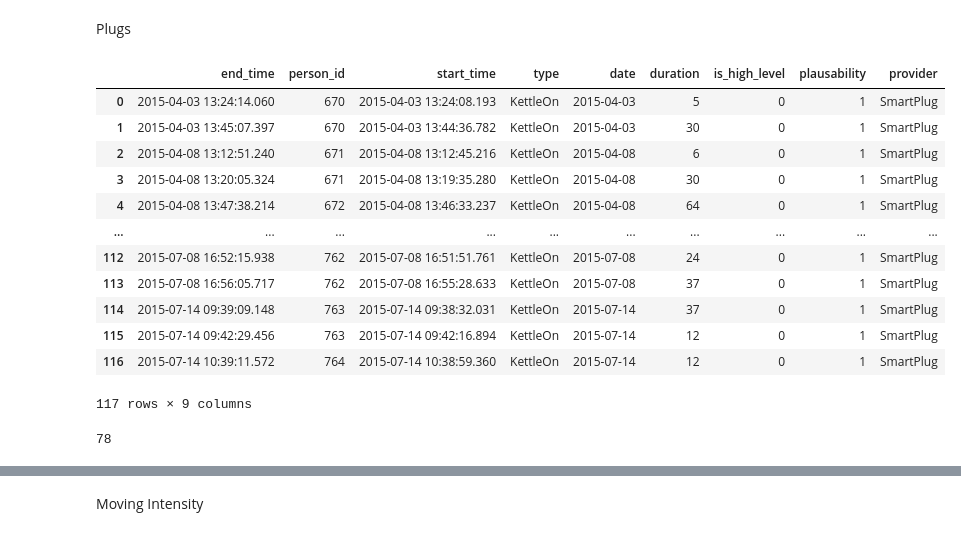
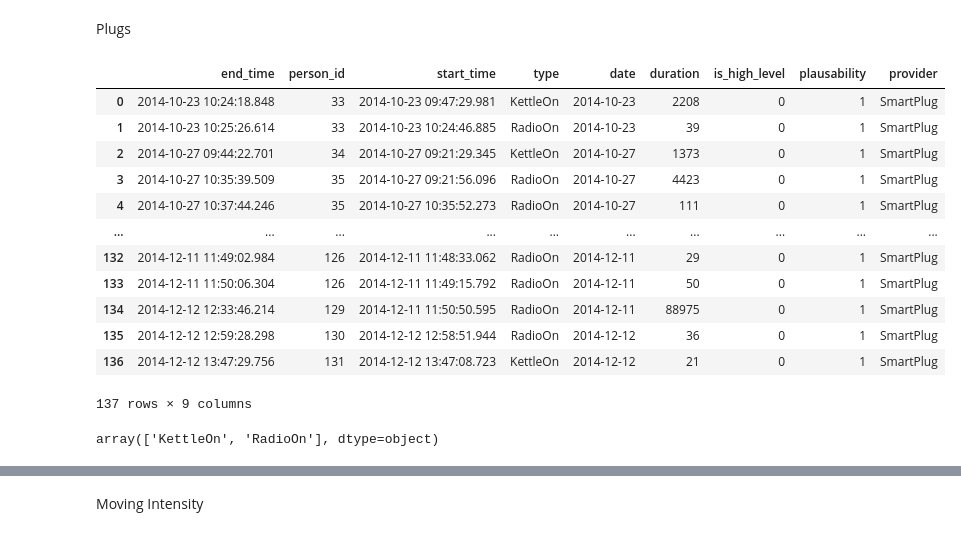
Before and after one commit to gkianfar/DemCare-Analysis, a Jupyter notebook: DemCare_Analysis.ipynb, the cells around one changed output, grey strips where cells are left out. Saved outputs shown, nothing was run; the diff lists cells and outputs as text; code cells hidden in the pictures.

```diff
--- a/DemCare_Analysis.ipynb
+++ b/DemCare_Analysis.ipynb
@@ -170,30 +170,30 @@ plt.show()
 # %% [markdown]
 Plugs
 # %%
-dir_path = '/content/drive/MyDrive/DemCare/D10'
+dir_path = '/content/drive/MyDrive/DemCare/D9'
 file_name = 'Plugs.csv'
 file_path = os.path.join(dir_path, file_name)
 df_plugs = pd.read_csv(file_path,sep=';',quotechar='"')
 df_plugs
 # %% [output]
 |  | end_time | person_id | start_time | type | date | duration | is_high_level | plausability | provider |
-| 0 | 2015-04-03 13:24:14.060 | 670 | 2015-04-03 13:24:08.193 | KettleOn | 2015-04-03 | 5 | 0 | 1 | SmartPlug |
-| 1 | 2015-04-03 13:45:07.397 | 670 | 2015-04-03 13:44:36.782 | KettleOn | 2015-04-03 | 30 | 0 | 1 | SmartPlug |
-| 2 | 2015-04-08 13:12:51.240 | 671 | 2015-04-08 13:12:45.216 | KettleOn | 2015-04-08 | 6 | 0 | 1 | SmartPlug |
-| 3 | 2015-04-08 13:20:05.324 | 671 | 2015-04-08 13:19:35.280 | KettleOn | 2015-04-08 | 30 | 0 | 1 | SmartPlug |
-| 4 | 2015-04-08 13:47:38.214 | 672 | 2015-04-08 13:46:33.237 | KettleOn | 2015-04-08 | 64 | 0 | 1 | SmartPlug |
+| 0 | 2014-10-23 10:24:18.848 | 33 | 2014-10-23 09:47:29.981 | KettleOn | 2014-10-23 | 2208 | 0 | 1 | SmartPlug |
+| 1 | 2014-10-23 10:25:26.614 | 33 | 2014-10-23 10:24:46.885 | RadioOn | 2014-10-23 | 39 | 0 | 1 | SmartPlug |
+| 2 | 2014-10-27 09:44:22.701 | 34 | 2014-10-27 09:21:29.345 | KettleOn | 2014-10-27 | 1373 | 0 | 1 | SmartPlug |
+| 3 | 2014-10-27 10:35:39.509 | 35 | 2014-10-27 09:21:56.096 | RadioOn | 2014-10-27 | 4423 | 0 | 1 | SmartPlug |
+| 4 | 2014-10-27 10:37:44.246 | 35 | 2014-10-27 10:35:52.273 | RadioOn | 2014-10-27 | 111 | 0 | 1 | SmartPlug |
 | ... | ... | ... | ... | ... | ... | ... | ... | ... | ... |
-| 112 | 2015-07-08 16:52:15.938 | 762 | 2015-07-08 16:51:51.761 | KettleOn | 2015-07-08 | 24 | 0 | 1 | SmartPlug |
-| 113 | 2015-07-08 16:56:05.717 | 762 | 2015-07-08 16:55:28.633 | KettleOn | 2015-07-08 | 37 | 0 | 1 | SmartPlug |
-| 114 | 2015-07-14 09:39:09.148 | 763 | 2015-07-14 09:38:32.031 | KettleOn | 2015-07-14 | 37 | 0 | 1 | SmartPlug |
-| 115 | 2015-07-14 09:42:29.456 | 763 | 2015-07-14 09:42:16.894 | KettleOn | 2015-07-14 | 12 | 0 | 1 | SmartPlug |
-| 116 | 2015-07-14 10:39:11.572 | 764 | 2015-07-14 10:38:59.360 | KettleOn | 2015-07-14 | 12 | 0 | 1 | SmartPlug |
+| 132 | 2014-12-11 11:49:02.984 | 126 | 2014-12-11 11:48:33.062 | RadioOn | 2014-12-11 | 29 | 0 | 1 | SmartPlug |
+| 133 | 2014-12-11 11:50:06.304 | 126 | 2014-12-11 11:49:15.792 | RadioOn | 2014-12-11 | 50 | 0 | 1 | SmartPlug |
+| 134 | 2014-12-12 12:33:46.214 | 129 | 2014-12-11 11:50:50.595 | RadioOn | 2014-12-11 | 88975 | 0 | 1 | SmartPlug |
+| 135 | 2014-12-12 12:59:28.298 | 130 | 2014-12-12 12:58:51.944 | RadioOn | 2014-12-12 | 36 | 0 | 1 | SmartPlug |
+| 136 | 2014-12-12 13:47:29.756 | 131 | 2014-12-12 13:47:08.723 | KettleOn | 2014-12-12 | 21 | 0 | 1 | SmartPlug |
-117 rows × 9 columns
+137 rows × 9 columns
 # %%
 # Types of appliances
-df_plugs['person_id'].nunique()
+df_plugs['type'].unique()
 # %% [output]
-78
+array(['KettleOn', 'RadioOn'], dtype=object)
 # %%
 ids_motion = df_motion['person_id'].unique()
 ids_plugs = df_plugs['person_id'].unique()
```
Also changed, not shown: parts of 7 cells of this notebook.
